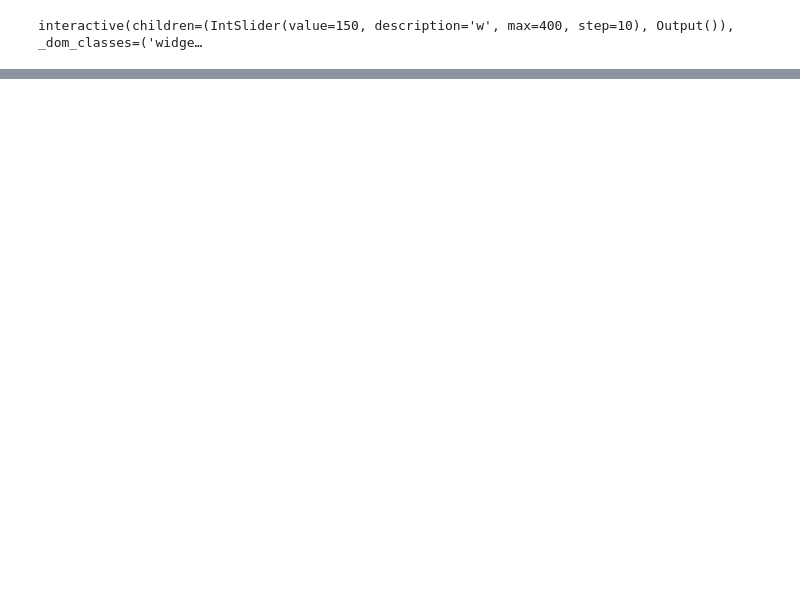
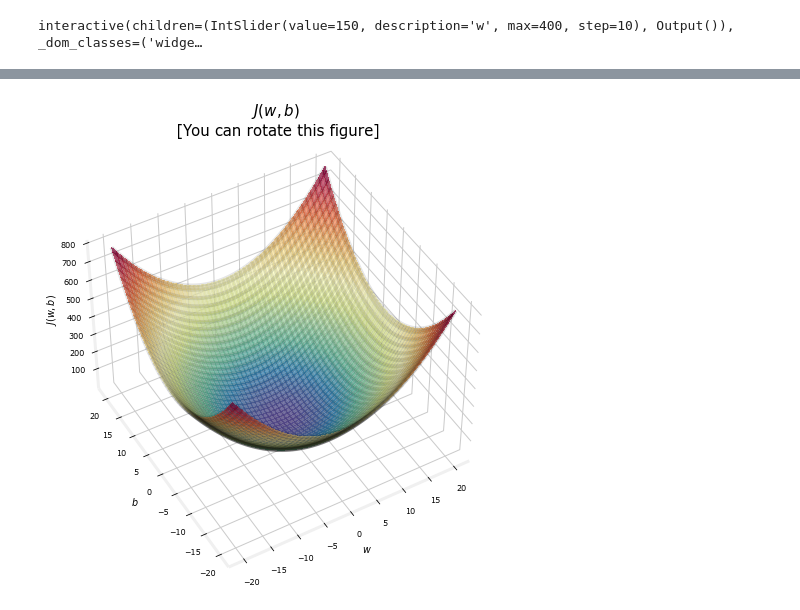
Before and after one commit to darlantane/Machine-learning, a Jupyter notebook: 2 - Cost function.ipynb, the cells around one changed output, grey strips where cells are left out. Saved outputs shown, nothing was run; the diff lists cells and outputs as text; code cells hidden in the pictures; blank space fills up the shorter version.

```diff
--- a/2 - Cost function.ipynb
+++ b/2 - Cost function.ipynb
@@ -37,0 +47,4 @@ interactive(children=(IntSlider(value=150, description='w', max=400, step=10), O
+# %%
+soup_bowl()
+# %% [output]
+[figure, added]
```
Also changed, not shown: parts of 2 cells of this notebook.
